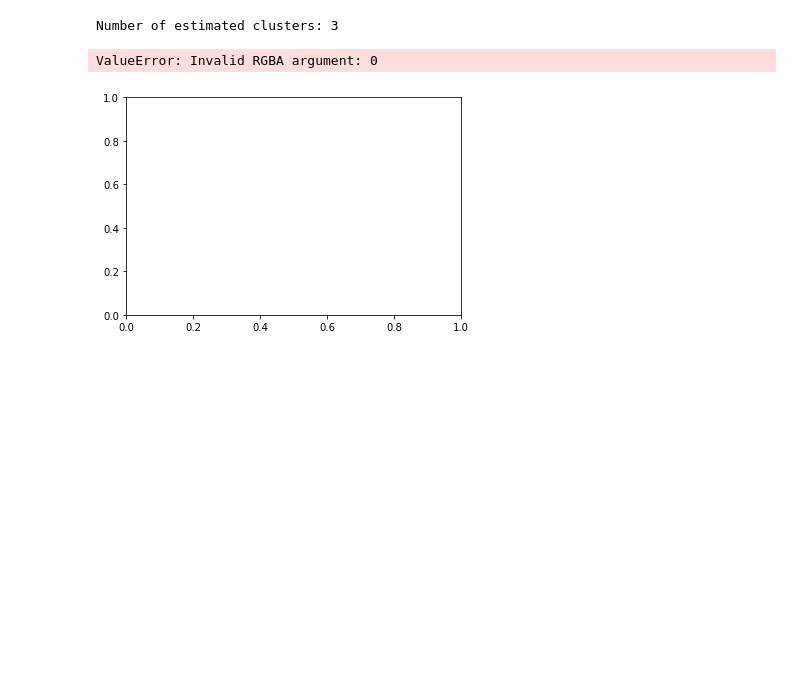
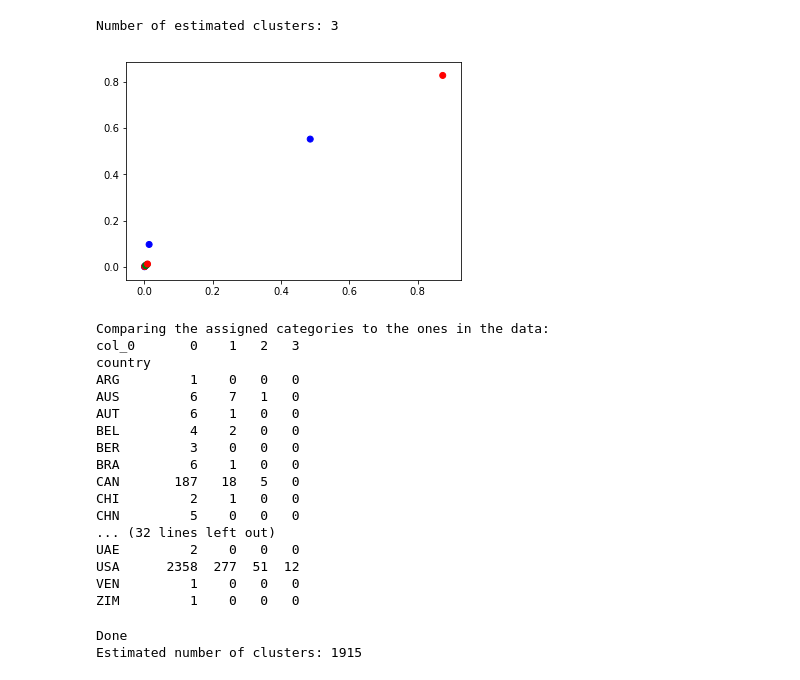
Before and after one commit to Schmidt8181/UnsupervisedLearning, a Jupyter notebook: BostonMarathon.ipynb, the cells around one changed output. Cells and saved outputs as stored; diff of their text form; code cells hidden in the pictures; blank space fills up the shorter version.

```diff
--- a/BostonMarathon.ipynb
+++ b/BostonMarathon.ipynb
@@ -133,17 +177,17 @@ dtype: int64
 # %%
 from sklearn.preprocessing import normalize
+# all your data are belong to normalize
 
-boston['10k'] = normalize(boston['10k'].values.reshape(-1,1))
-boston['25k'] = normalize(boston['25k'].values.reshape(-1,1))
-boston['35k'] = normalize(boston['35k'].values.reshape(-1,1))
-boston['30k'] = normalize(boston['30k'].values.reshape(-1,1))
-boston['5k'] = normalize(boston['5k'].values.reshape(-1,1))
-boston['half'] = normalize(boston['half'].values.reshape(-1,1))
-boston['20k'] = normalize(boston['20k'].values.reshape(-1,1))
-boston['40k'] = normalize(boston['40k'].values.reshape(-1,1))
+#boston['10k'] = normalize(boston['10k'].values.reshape(-1,1))
+#boston['25k'] = normalize(boston['25k'].values.reshape(-1,1))
+#boston['35k'] = normalize(boston['35k'].values.reshape(-1,1))
+#boston['30k'] = normalize(boston['30k'].values.reshape(-1,1))
+#boston['5k'] = normalize(boston['5k'].values.reshape(-1,1))
+#boston['half'] = normalize(boston['half'].values.reshape(-1,1))
+#boston['20k'] = normalize(boston['20k'].values.reshape(-1,1))
+#boston['40k'] = normalize(boston['40k'].values.reshape(-1,1))
+#boston['official'] = normalize(boston['official'].values.reshape(-1,1))
+#boston['pace'] = normalize(boston['pace'].values.reshape(-1,1))
-# %%
-# i have a doubt about normalizing time measurements?
-boston['official'] = normalize(boston['official'].values.reshape(-1,1))
 # %%
 # init algorithms here
 from sklearn.model_selection import train_test_split
@@ -159,11 +203,11 @@ from sklearn.cluster import AffinityPropagation
 # %%
 # Make X and Y here
 # trying out all columns
-# 'pace' is the target variable
+# 'offical' is the target variable
 
-#X = boston.iloc[:, [0,2,3,5,6,8,9,10,12,13,14,15,18]]
-all_X = boston.iloc[:, [1,2,3,4,5,6,7,8,9,10,12,13,14,15,16,17,18]]
-y = boston.iloc[:, 11]
+num_X = boston.iloc[:, [0,2,3,5,8,9,10,11,12,13,14,15,18]]
+all_X = boston.iloc[:, [0,1,2,3,4,5,6,7,8,9,10,11,12,13,14,15,17,18]]
+y = boston.iloc[:, 16]
 # don't know if y needs to be binary...
 # %%
 # pick a damn y variable already
@@ -176,7 +220,8 @@ Ok, so I changed the X variable a couple of times and ran the cells a few times.
 # split your data into training and test sets.
 # roll it down to 2 features so we can graph this stuff!
 
-X_pca = PCA(2).fit_transform(X)
+X_pca = PCA(2).fit_transform(num_X)
+X_norm = normalize(num_X)
 
 X_train, X_test, y_train, y_test = train_test_split(
     X_pca,
@@ -204,11 +249,28 @@ print("Number of estimated clusters: {}".format(n_clusters_))
 # %% [output]
 Number of estimated clusters: 3
 # %%
-plt.scatter(X_train[0], X_train[1], c=labels)
+colors = ['red', 'blue', 'green']
+plt.scatter(X_train[0], X_train[1], c=colors)
 plt.show()
 
 print('Comparing the assigned categories to the ones in the data:')
 print(pd.crosstab(y_train,labels))
 # %% [output]
+[figure, new version]
-ValueError: Invalid RGBA argument: 0
+Comparing the assigned categories to the ones in the data:
+col_0       0    1   2   3
+country
+ARG         1    0   0   0
+AUS         6    7   1   0
+AUT         6    1   0   0
+BEL         4    2   0   0
+BER         3    0   0   0
+BRA         6    1   0   0
+CAN       187   18   5   0
+CHI         2    1   0   0
+CHN         5    0   0   0
+... (32 lines left out)
+UAE         2    0   0   0
+USA      2358  277  51  12
+VEN         1    0   0   0
+ZIM         1    0   0   0
-[figure, old version]
@@ -241,3 +286,6 @@ n_clusters_ = len(cluster_centers_indices)
 labels = af.labels_
 
 print('Estimated number of clusters: {}'.format(n_clusters_))
+# %% [output]
+Done
+Estimated number of clusters: 1915
```
Also changed, not shown: parts of 5 cells of this notebook, 1 other file.
